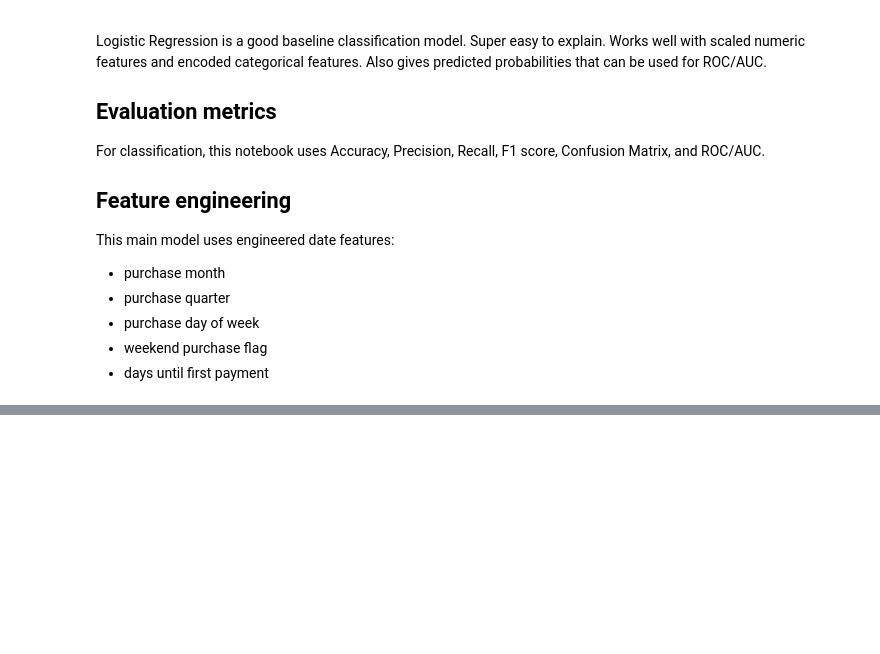
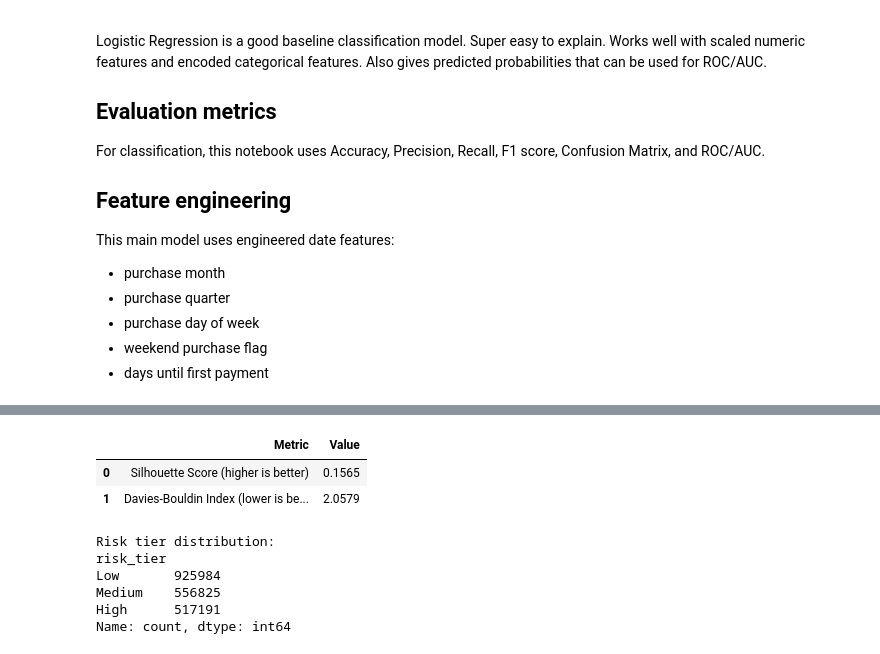
Before and after one commit to CS133-DataVisualization/term-project-dgim, a Jupyter notebook: BNPL_ML_Implementation.ipynb, the cells around one changed output, grey strips where cells are left out. Saved outputs shown, nothing was run; the diff lists cells and outputs as text; code cells hidden in the pictures; blank space fills up the shorter version.

```diff
--- a/BNPL_ML_Implementation.ipynb
+++ b/BNPL_ML_Implementation.ipynb
@@ -458,0 +638,49 @@ plt.show()
+# %%
+# Preprocessing
+problem3_numeric_transformer = Pipeline(steps=[
+    ("imputer", SimpleImputer(strategy="median")),
+    ("scaler", StandardScaler())
+])
+
+problem3_categorical_transformer = Pipeline(steps=[
+    ("imputer", SimpleImputer(strategy="most_frequent")),
+    ("onehot", OneHotEncoder(handle_unknown="ignore", sparse_output=False))
+])
+
+problem3_preprocessor = ColumnTransformer(transformers=[
+    ("num", problem3_numeric_transformer, problem3_numeric_features),
+    ("cat", problem3_categorical_transformer, problem3_categorical_features)
+], sparse_threshold=0)
+
+# Fit K-Means with k=3 — one cluster per risk tier
+X3_processed = problem3_preprocessor.fit_transform(X_problem3)
+problem3_model = KMeans(n_clusters=3, random_state=42, n_init=10)
+problem3_df["cluster"] = problem3_model.fit_predict(X3_processed)
+
+# Evaluation metrics
+sil = silhouette_score(X3_processed, problem3_df["cluster"], sample_size=5000, random_state=42)
+dbi = davies_bouldin_score(X3_processed, problem3_df["cluster"])
+
+problem3_metrics = pd.DataFrame({
+    "Metric": ["Silhouette Score (higher is better)", "Davies-Bouldin Index (lower is better)"],
+    "Value": [round(sil, 4), round(dbi, 4)]
+})
+display(problem3_metrics)
+
+# Assign risk labels: rank clusters by mean credit score — lowest score = highest risk
+cluster_means = problem3_df.groupby("cluster")["credit_score"].mean()
+risk_map = dict(zip(cluster_means.sort_values().index, ["High", "Medium", "Low"]))
+problem3_df["risk_tier"] = problem3_df["cluster"].map(risk_map)
+
+print("\nRisk tier distribution:")
+print(problem3_df["risk_tier"].value_counts())
+# %% [output]
+|  | Metric | Value |
+| 0 | Silhouette Score (higher is better) | 0.1565 |
+| 1 | Davies-Bouldin Index (lower is be... | 2.0579 |
+Risk tier distribution:
+risk_tier
+Low       925984
+Medium    556825
+High      517191
+Name: count, dtype: int64
```
Also changed, not shown: parts of 18 cells of this notebook.
